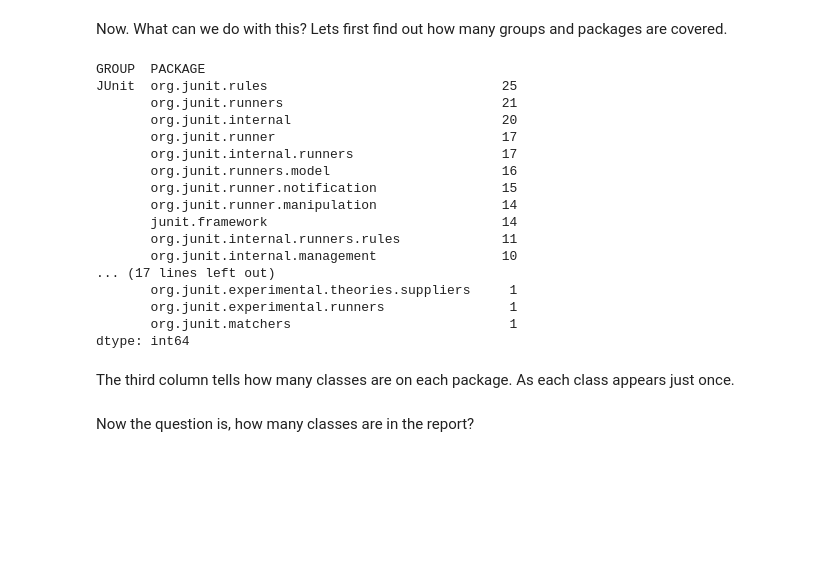
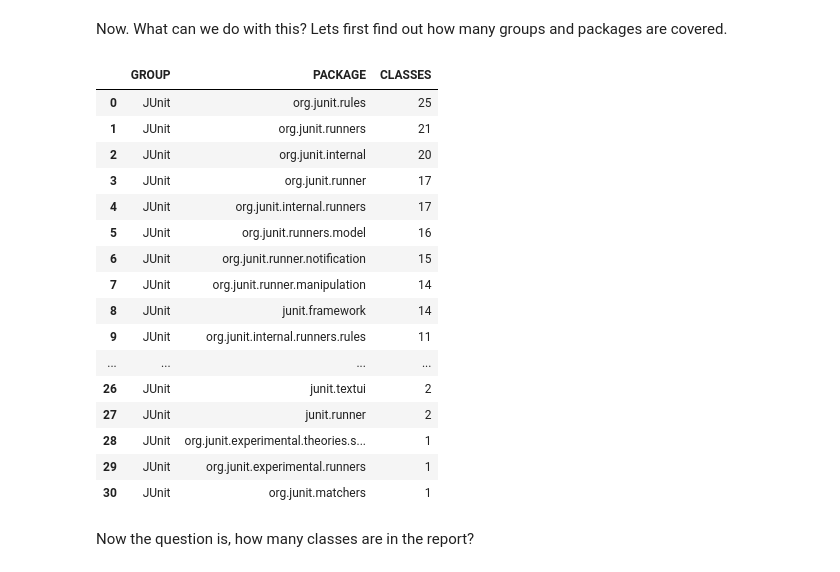
Before and after one commit to Bernardo-MG/jupyter-notebook-example, a Jupyter notebook: test_analysis/jacoco_coverage.ipynb, the cells around one changed output. Saved outputs shown, nothing was run; the diff lists cells and outputs as text; code cells hidden in the pictures; blank space fills up the shorter version.

```diff
--- a/test_analysis/jacoco_coverage.ipynb
+++ b/test_analysis/jacoco_coverage.ipynb
@@ -18,27 +24,26 @@ coverage.head(5)
 Now. What can we do with this? Lets first find out how many groups and packages are covered.
 # %%
 packages_covered = coverage[["GROUP", "PACKAGE"]]
-packages_covered.value_counts()
+packages_covered = packages_covered.value_counts().reset_index(name='CLASSES')
+packages_covered
 # %% [output]
-GROUP  PACKAGE
-JUnit  org.junit.rules                              25
-       org.junit.runners                            21
-       org.junit.internal                           20
-       org.junit.runner                             17
-       org.junit.internal.runners                   17
-       org.junit.runners.model                      16
-       org.junit.runner.notification                15
-       org.junit.runner.manipulation                14
-       junit.framework                              14
-       org.junit.internal.runners.rules             11
-       org.junit.internal.management                10
-... (17 lines left out)
-       org.junit.experimental.theories.suppliers     1
-       org.junit.experimental.runners                1
-       org.junit.matchers                            1
-dtype: int64
+|  | GROUP | PACKAGE | CLASSES |
+| 0 | JUnit | org.junit.rules | 25 |
+| 1 | JUnit | org.junit.runners | 21 |
+| 2 | JUnit | org.junit.internal | 20 |
+| 3 | JUnit | org.junit.runner | 17 |
+| 4 | JUnit | org.junit.internal.runners | 17 |
+| 5 | JUnit | org.junit.runners.model | 16 |
+| 6 | JUnit | org.junit.runner.notification | 15 |
+| 7 | JUnit | org.junit.runner.manipulation | 14 |
+| 8 | JUnit | junit.framework | 14 |
+| 9 | JUnit | org.junit.internal.runners.rules | 11 |
+| ... | ... | ... | ... |
+| 26 | JUnit | junit.textui | 2 |
+| 27 | JUnit | junit.runner | 2 |
+| 28 | JUnit | org.junit.experimental.theories.s... | 1 |
+| 29 | JUnit | org.junit.experimental.runners | 1 |
+| 30 | JUnit | org.junit.matchers | 1 |
-# %% [markdown]
-The third column tells how many classes are on each package. As each class appears just once.
 # %% [markdown]
 Now the question is, how many classes are in the report?
 # %%
```
Also changed, not shown: parts of 14 cells of this notebook.
